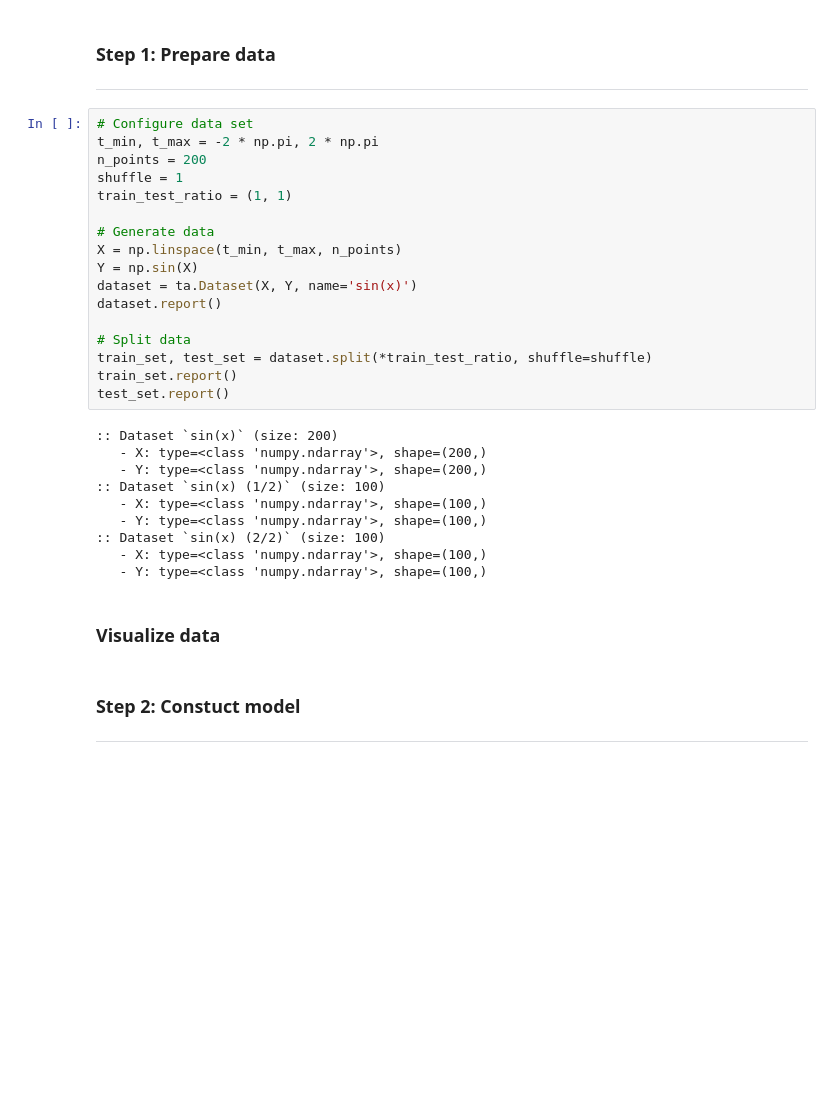
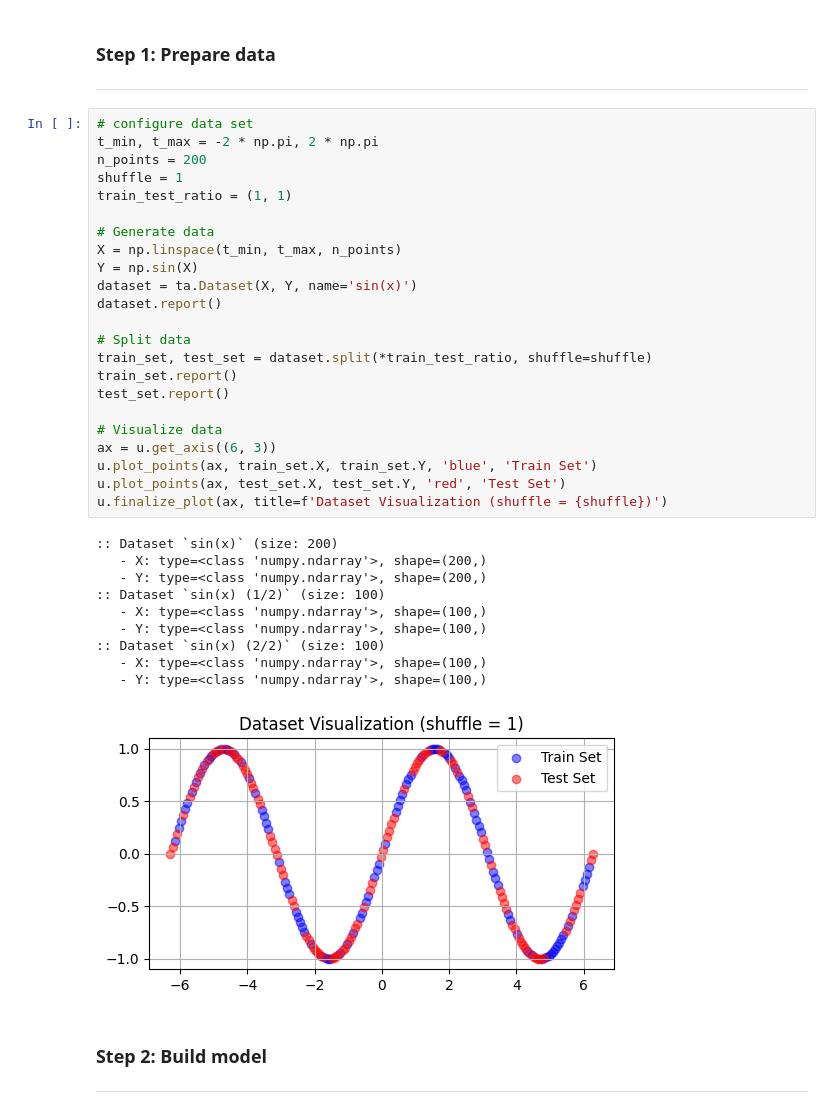
Before and after one commit to Fuar25/xai-talos, a Jupyter notebook: tutorials/PINNs/01_Simple_function_fitting.ipynb, the cells around one changed output. Drawn from its saved outputs; the diff is of its cells as text; blank space fills up the shorter version.

```diff
--- a/tutorials/PINNs/01_Simple_function_fitting.ipynb
+++ b/tutorials/PINNs/01_Simple_function_fitting.ipynb
@@ -28,35 +36,40 @@ np.random.seed(42)
 # %% [markdown]
 ### Step 1: Prepare data
 ---
-# %%
-# Configure data set
-t_min, t_max = -2 * np.pi, 2 * np.pi
-n_points = 200
-shuffle = 1
-train_test_ratio = (1, 1)
-
-# Generate data
-X = np.linspace(t_min, t_max, n_points)
-Y = np.sin(X)
-dataset = ta.Dataset(X, Y, name='sin(x)')
-dataset.report()
-
-# Split data
-train_set, test_set = dataset.split(*train_test_ratio, shuffle=shuffle)
-train_set.report()
-test_set.report()
-# %% [output]
-:: Dataset `sin(x)` (size: 200)
-   - X: type=<class 'numpy.ndarray'>, shape=(200,)
-   - Y: type=<class 'numpy.ndarray'>, shape=(200,)
-:: Dataset `sin(x) (1/2)` (size: 100)
-   - X: type=<class 'numpy.ndarray'>, shape=(100,)
-   - Y: type=<class 'numpy.ndarray'>, shape=(100,)
-:: Dataset `sin(x) (2/2)` (size: 100)
-   - X: type=<class 'numpy.ndarray'>, shape=(100,)
-   - Y: type=<class 'numpy.ndarray'>, shape=(100,)
-# %% [markdown]
-### Visualize data
+# %%
+# configure data set
+t_min, t_max = -2 * np.pi, 2 * np.pi
+n_points = 200
+shuffle = 1
+train_test_ratio = (1, 1)
+
+# Generate data
+X = np.linspace(t_min, t_max, n_points)
+Y = np.sin(X)
+dataset = ta.Dataset(X, Y, name='sin(x)')
+dataset.report()
+
+# Split data
+train_set, test_set = dataset.split(*train_test_ratio, shuffle=shuffle)
+train_set.report()
+test_set.report()
+
+# Visualize data
+ax = u.get_axis((6, 3))
+u.plot_points(ax, train_set.X, train_set.Y, 'blue', 'Train Set')
+u.plot_points(ax, test_set.X, test_set.Y, 'red', 'Test Set')
+u.finalize_plot(ax, title=f'Dataset Visualization (shuffle = {shuffle})')
+# %% [output]
+:: Dataset `sin(x)` (size: 200)
+   - X: type=<class 'numpy.ndarray'>, shape=(200,)
+   - Y: type=<class 'numpy.ndarray'>, shape=(200,)
+:: Dataset `sin(x) (1/2)` (size: 100)
+   - X: type=<class 'numpy.ndarray'>, shape=(100,)
+   - Y: type=<class 'numpy.ndarray'>, shape=(100,)
+:: Dataset `sin(x) (2/2)` (size: 100)
+   - X: type=<class 'numpy.ndarray'>, shape=(100,)
+   - Y: type=<class 'numpy.ndarray'>, shape=(100,)
+[figure, added]
 # %% [markdown]
-### Step 2: Constuct model
+### Step 2: Build model
 ---
```
Also changed, not shown: parts of 5 cells of this notebook, 16 other files.
